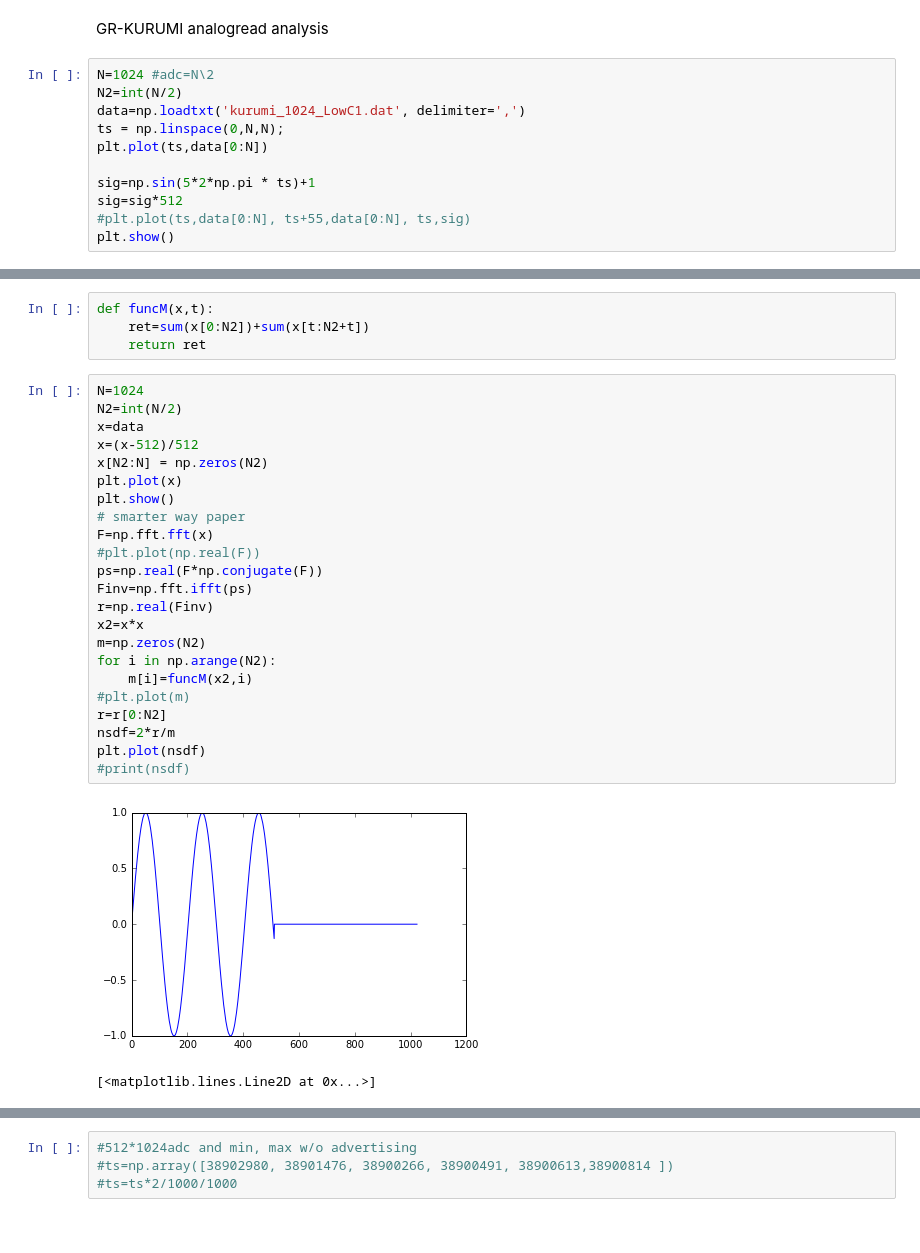
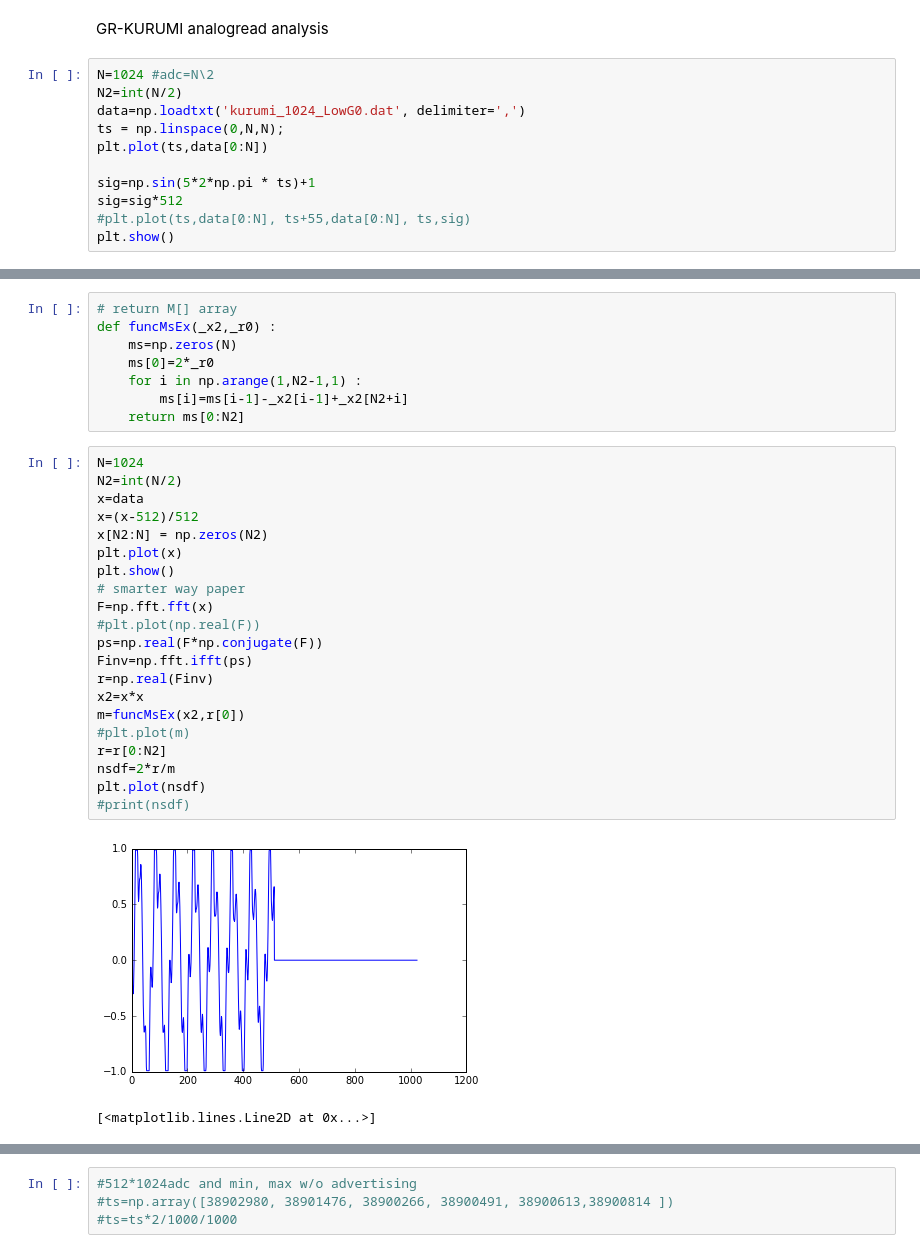
Before and after one commit to hamling-ling/OsakanaFFT, a Jupyter notebook: research/kurumi.ipynb, the cells around one changed output, grey strips where cells are left out. Drawn from its saved outputs; the diff is of its cells as text.

```diff
--- a/research/kurumi.ipynb
+++ b/research/kurumi.ipynb
@@ -8,7 +8,7 @@ GR-KURUMI analogread analysis
 # %%
 N=1024 #adc=N\2
 N2=int(N/2)
-data=np.loadtxt('kurumi_1024_LowC1.dat', delimiter=',')
+data=np.loadtxt('kurumi_1024_LowG0.dat', delimiter=',')
 ts = np.linspace(0,N,N);
 plt.plot(ts,data[0:N])
 
@@ -21,30 +21,32 @@ plt.show()
-# %%
-def funcM(x,t):
-    ret=sum(x[0:N2])+sum(x[t:N2+t])
-    return ret
+# %%
+# return M[] array
+def funcMsEx(_x2,_r0) :
+    ms=np.zeros(N)
+    ms[0]=2*_r0
+    for i in np.arange(1,N2-1,1) :
+        ms[i]=ms[i-1]-_x2[i-1]+_x2[N2+i]
+    return ms[0:N2]
 # %%
 N=1024
 N2=int(N/2)
 x=data
 x=(x-512)/512
 x[N2:N] = np.zeros(N2)
 plt.plot(x)
 plt.show()
 # smarter way paper
 F=np.fft.fft(x)
 #plt.plot(np.real(F))
 ps=np.real(F*np.conjugate(F))
 Finv=np.fft.ifft(ps)
 r=np.real(Finv)
 x2=x*x
-m=np.zeros(N2)
-for i in np.arange(N2):
-    m[i]=funcM(x2,i)
+m=funcMsEx(x2,r[0])
 #plt.plot(m)
 r=r[0:N2]
 nsdf=2*r/m
 plt.plot(nsdf)
 #print(nsdf)
 # %% [output]
-[figure, old version]
+[figure, new version]
 [<matplotlib.lines.Line2D at 0x...>]
```
Also changed, not shown: parts of 6 cells of this notebook, 3 other files.
